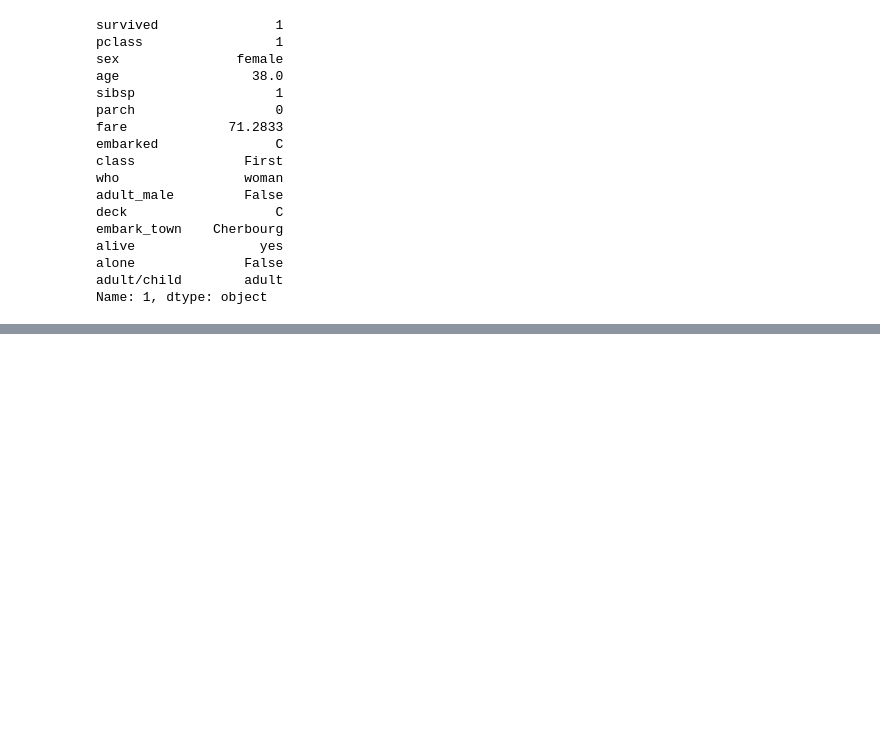
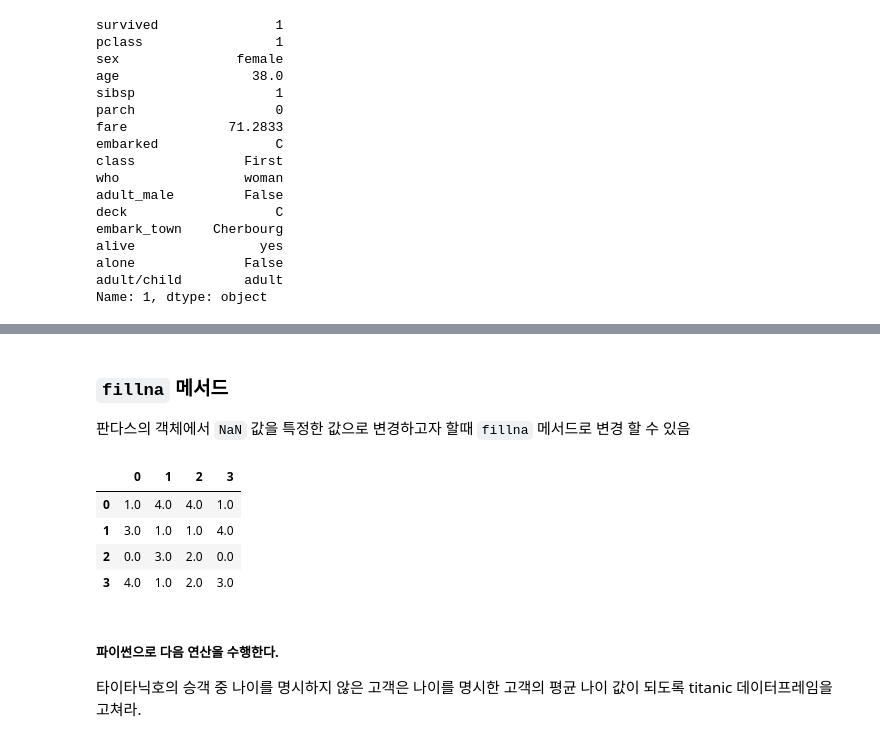
Before and after one commit to heesanggod/pythonworkspace, a Jupyter notebook: pandas_data_analysis/pandas_data_controll.ipynb, the cells around one changed output, grey strips where cells are left out. Cells and saved outputs as stored; diff of their text form; code cells hidden in the pictures; blank space fills up the shorter version.

```diff
--- a/pandas_data_analysis/pandas_data_controll.ipynb
+++ b/pandas_data_analysis/pandas_data_controll.ipynb
@@ -416,0 +430,15 @@ getCategory1(titanic.iloc[0])
+# %% [markdown]
+### `fillna` 메서드
+판다스의 객체에서 `NaN` 값을 특정한 값으로 변경하고자 할때 `fillna` 메서드로 변경 할 수 있음
+# %%
+df.fillna(0.0)
+# %% [output]
+|  | 0 | 1 | 2 | 3 |
+| 0 | 1.0 | 4.0 | 4.0 | 1.0 |
+| 1 | 3.0 | 1.0 | 1.0 | 4.0 |
+| 2 | 0.0 | 3.0 | 2.0 | 0.0 |
+| 3 | 4.0 | 1.0 | 2.0 | 3.0 |
+# %% [markdown]
+##### 파이썬으로 다음 연산을 수행한다.
+
+타이타닉호의 승객 중 나이를 명시하지 않은 고객은 나이를 명시한 고객의 평균 나이 값이 되도록 titanic 데이터프레임을 고쳐라.
```
Also changed, not shown: parts of 1 cell of this notebook.
